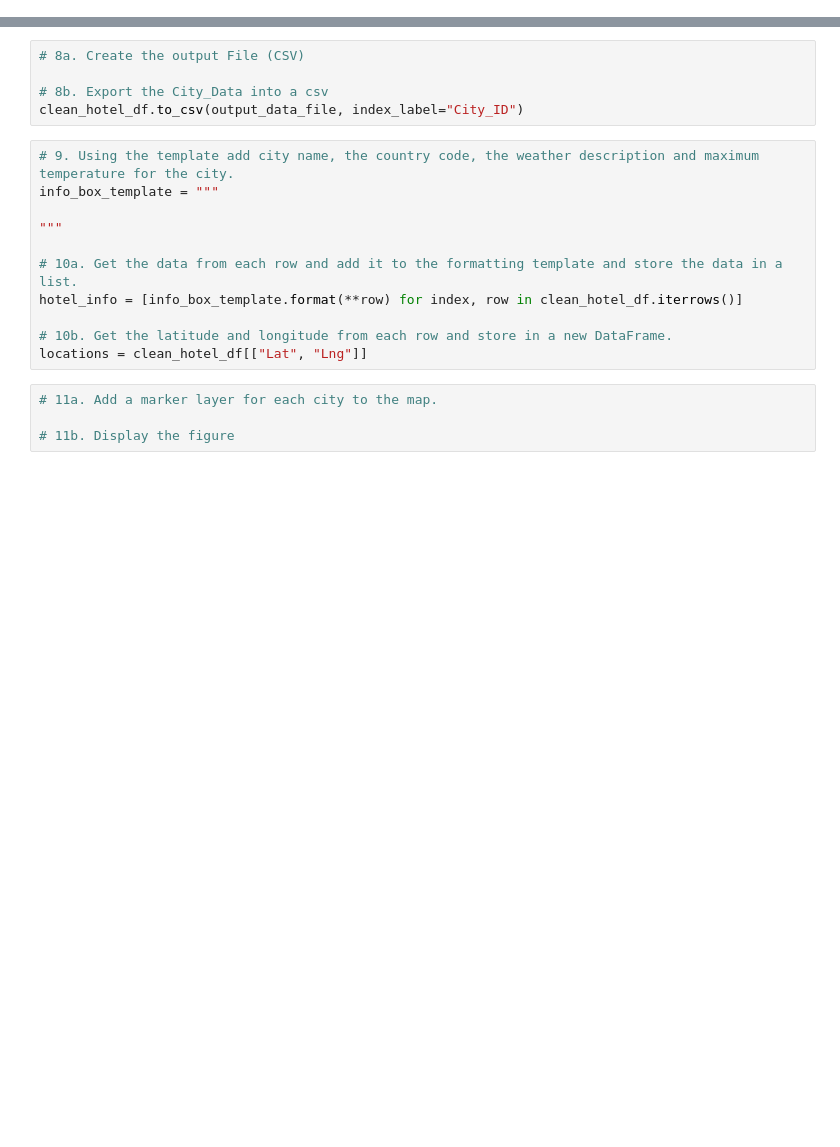
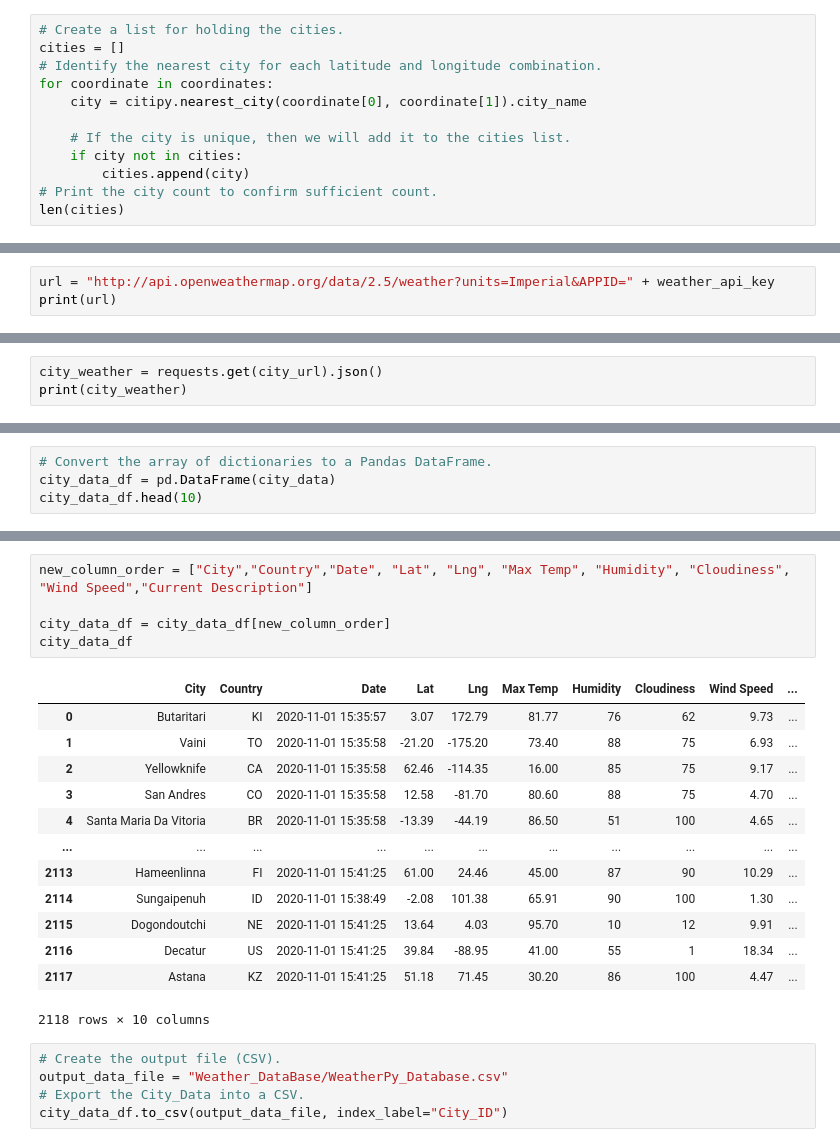
Before and after one commit to cmaraffi/World_Weather_Analysis, a Jupyter notebook: Weather_Database.ipynb, the cells around one changed output, grey strips where cells are left out. Saved outputs shown, nothing was run; the diff lists cells and outputs as text; blank space fills up the shorter version.

```diff
--- a/Weather_Database.ipynb
+++ b/Weather_Database.ipynb
@@ -56,0 +18,12 @@ params = {
+# %%
+# Create a list for holding the cities.
+cities = []
+# Identify the nearest city for each latitude and longitude combination.
+for coordinate in coordinates:
+    city = citipy.nearest_city(coordinate[0], coordinate[1]).city_name
+
+    # If the city is unique, then we will add it to the cities list.
+    if city not in cities:
+        cities.append(city)
+# Print the city count to confirm sufficient count.
+len(cities)
@@ -56,0 +37,3 @@ params = {
+# %%
+url = "http://api.openweathermap.org/data/2.5/weather?units=Imperial&APPID=" + weather_api_key
+print(url)
@@ -56,0 +45,3 @@ params = {
+# %%
+city_weather = requests.get(city_url).json()
+print(city_weather)
@@ -56,0 +130,4 @@ params = {
+# %%
+# Convert the array of dictionaries to a Pandas DataFrame.
+city_data_df = pd.DataFrame(city_data)
+city_data_df.head(10)
@@ -57,20 +146,24 @@ params = {
+# %%
+new_column_order = ["City","Country","Date", "Lat", "Lng", "Max Temp", "Humidity", "Cloudiness", "Wind Speed","Current Description"]
+
+city_data_df = city_data_df[new_column_order]
+city_data_df
+# %% [output]
+|  | City | Country | Date | Lat | Lng | Max Temp | Humidity | Cloudiness | Wind Speed | ... |
+| 0 | Butaritari | KI | 2020-11-01 15:35:57 | 3.07 | 172.79 | 81.77 | 76 | 62 | 9.73 | ... |
+| 1 | Vaini | TO | 2020-11-01 15:35:58 | -21.20 | -175.20 | 73.40 | 88 | 75 | 6.93 | ... |
+| 2 | Yellowknife | CA | 2020-11-01 15:35:58 | 62.46 | -114.35 | 16.00 | 85 | 75 | 9.17 | ... |
+| 3 | San Andres | CO | 2020-11-01 15:35:58 | 12.58 | -81.70 | 80.60 | 88 | 75 | 4.70 | ... |
+| 4 | Santa Maria Da Vitoria | BR | 2020-11-01 15:35:58 | -13.39 | -44.19 | 86.50 | 51 | 100 | 4.65 | ... |
+| ... | ... | ... | ... | ... | ... | ... | ... | ... | ... | ... |
+| 2113 | Hameenlinna | FI | 2020-11-01 15:41:25 | 61.00 | 24.46 | 45.00 | 87 | 90 | 10.29 | ... |
+| 2114 | Sungaipenuh | ID | 2020-11-01 15:38:49 | -2.08 | 101.38 | 65.91 | 90 | 100 | 1.30 | ... |
+| 2115 | Dogondoutchi | NE | 2020-11-01 15:41:25 | 13.64 | 4.03 | 95.70 | 10 | 12 | 9.91 | ... |
+| 2116 | Decatur | US | 2020-11-01 15:41:25 | 39.84 | -88.95 | 41.00 | 55 | 1 | 18.34 | ... |
+| 2117 | Astana | KZ | 2020-11-01 15:41:25 | 51.18 | 71.45 | 30.20 | 86 | 100 | 4.47 | ... |
+2118 rows × 10 columns
 # %%
-# 8a. Create the output File (CSV)
-
-# 8b. Export the City_Data into a csv
-clean_hotel_df.to_csv(output_data_file, index_label="City_ID")
+# Create the output file (CSV).
+output_data_file = "Weather_DataBase/WeatherPy_Database.csv"
+# Export the City_Data into a CSV.
+city_data_df.to_csv(output_data_file, index_label="City_ID")
-# %%
-# 9. Using the template add city name, the country code, the weather description and maximum temperature for the city.
-info_box_template = """
-
-"""
-
-# 10a. Get the data from each row and add it to the formatting template and store the data in a list.
-hotel_info = [info_box_template.format(**row) for index, row in clean_hotel_df.iterrows()]
-
-# 10b. Get the latitude and longitude from each row and store in a new DataFrame.
-locations = clean_hotel_df[["Lat", "Lng"]]
-# %%
-# 11a. Add a marker layer for each city to the map.
-
-# 11b. Display the figure
```
Also changed, not shown: parts of 21 cells of this notebook, 4 other files.
